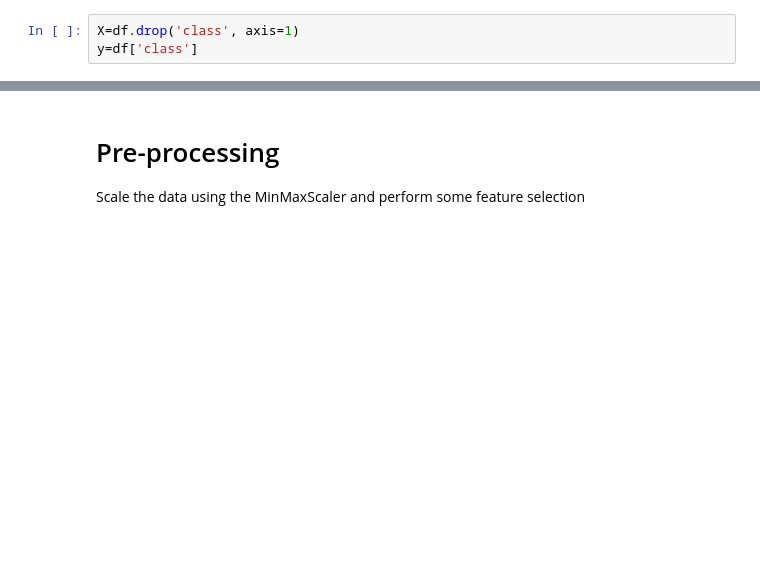
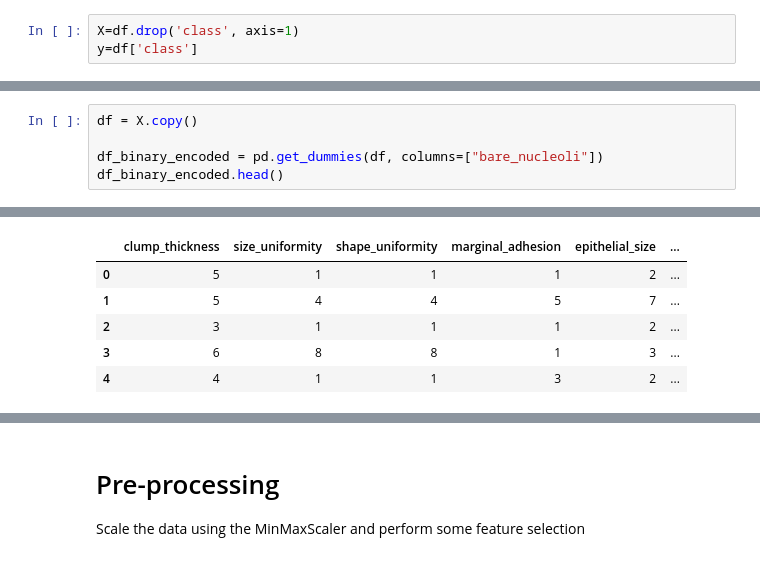
Before and after one commit to Klsisk/breast_cancer_ml_project, a Jupyter notebook: Data/randomforest_model.ipynb, the cells around one changed output, grey strips where cells are left out. Drawn from its saved outputs; the diff is of its cells as text; blank space fills up the shorter version.

```diff
--- a/Data/breast-cancer_Randomforest_model.ipynb
+++ b/Data/randomforest_model.ipynb
@@ -289,0 +98,6 @@ y=df['class']
+# %%
+df = X.copy()
+
+df_binary_encoded = pd.get_dummies(df, columns=["bare_nucleoli"])
+df_binary_encoded.head()
+# %% [output]
@@ -290 +105,7 @@ y=df['class']
+|  | clump_thickness | size_uniformity | shape_uniformity | marginal_adhesion | epithelial_size | ... |
+| 0 | 5 | 1 | 1 | 1 | 2 | ... |
+| 1 | 5 | 4 | 4 | 5 | 7 | ... |
+| 2 | 3 | 1 | 1 | 1 | 2 | ... |
+| 3 | 6 | 8 | 8 | 1 | 3 | ... |
+| 4 | 4 | 1 | 1 | 3 | 2 | ... |
 # %%
```
Also changed, not shown: parts of 45 cells of this notebook, 16 other files.
